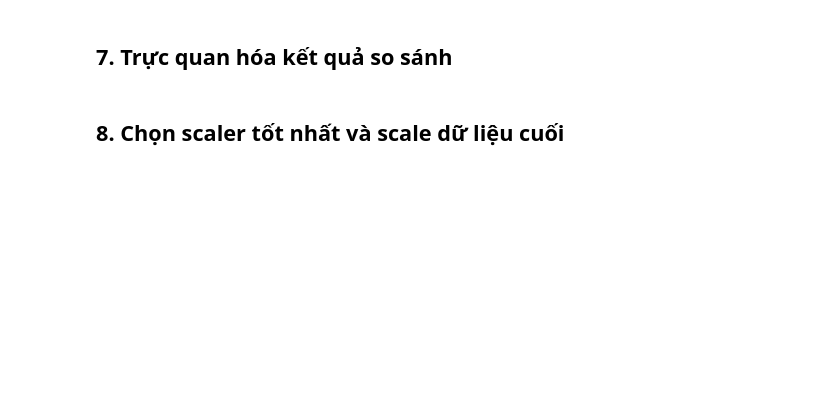
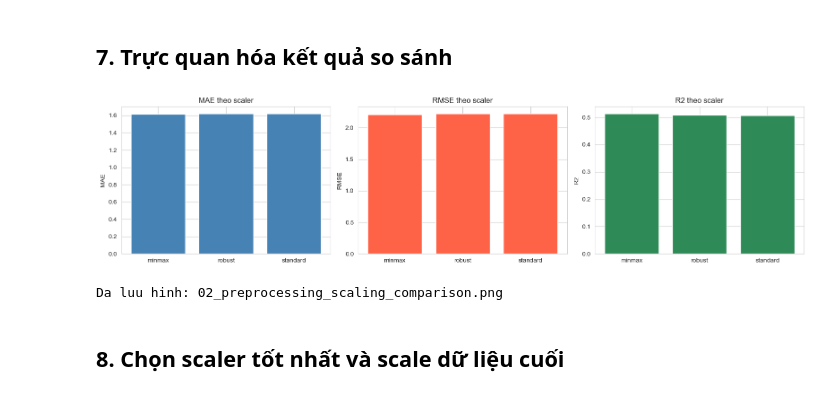
Before and after one commit to Gtvkun-ai/TNTT_Repo_Abalone6, a Jupyter notebook: AbaloneAge/notebooks/research/02_preprocessing_scaling.ipynb, the cells around one changed output. Cells and saved outputs as stored; diff of their text form; code cells hidden in the pictures; blank space fills up the shorter version.

```diff
--- a/AbaloneAge/notebooks/research/02_preprocessing_scaling.ipynb
+++ b/AbaloneAge/notebooks/research/02_preprocessing_scaling.ipynb
@@ -93,22 +131,22 @@ plt.show()
 # %% [markdown]
 ## 5. Tạo pipeline tiền xử lý
 # %%
-cot_hang_muc = ['sex']
+cột_hạng_mục = ['sex']
 
-tien_xu_ly_common = ColumnTransformer(transformers=[
+tiền_xử_lý_chung = ColumnTransformer(transformers=[
     ('so', Pipeline(steps=[
         ('dien_khuyet', SimpleImputer(strategy='median')),
-    ]), cot_so),
+    ]), cột_số),
     ('hang_muc', Pipeline(steps=[
         ('dien_khuyet', SimpleImputer(strategy='most_frequent')),
         ('one_hot', OneHotEncoder(handle_unknown='ignore'))
-    ]), cot_hang_muc),
+    ]), cột_hạng_mục),
 ])
 
-cac_scaler = {
+các_scaler = {
     'standard': StandardScaler(),
     'minmax': MinMaxScaler(),
     'robust': RobustScaler(),
 }
 
-print('Da tao xong tien xu ly chung va danh sach scaler.')
+print('Đã tạo xong tiền xử lý chung và danh sách scaler.')
@@ -161,24 +206,27 @@ bang_ket_qua
 # %%
 fig, axes = plt.subplots(1, 3, figsize=(16, 4))
 
-axes[0].bar(bang_ket_qua['scaler'], bang_ket_qua['MAE'], color='steelblue')
+axes[0].bar(bảng_kết_quả['scaler'], bảng_kết_quả['MAE'], color='steelblue')
 axes[0].set_title('MAE theo scaler')
 axes[0].set_ylabel('MAE')
 
-axes[1].bar(bang_ket_qua['scaler'], bang_ket_qua['RMSE'], color='tomato')
+axes[1].bar(bảng_kết_quả['scaler'], bảng_kết_quả['RMSE'], color='tomato')
 axes[1].set_title('RMSE theo scaler')
 axes[1].set_ylabel('RMSE')
 
-axes[2].bar(bang_ket_qua['scaler'], bang_ket_qua['R2'], color='seagreen')
+axes[2].bar(bảng_kết_quả['scaler'], bảng_kết_quả['R2'], color='seagreen')
 axes[2].set_title('R2 theo scaler')
 axes[2].set_ylabel('R2')
 
 plt.tight_layout()
-duong_dan_hinh = Path('../../outputs/figures').resolve()
-duong_dan_hinh.mkdir(parents=True, exist_ok=True)
-plt.savefig(duong_dan_hinh / '02_preprocessing_scaling_comparison.png', dpi=300, bbox_inches='tight')
+đường_dẫn_hình = Path('../../outputs/figures').resolve()
+đường_dẫn_hình.mkdir(parents=True, exist_ok=True)
+plt.savefig(đường_dẫn_hình / '02_preprocessing_scaling_comparison.png', dpi=300, bbox_inches='tight')
 plt.show()
-print('Da luu hinh: 02_preprocessing_scaling_comparison.png')
+print('Đã lưu hình: 02_preprocessing_scaling_comparison.png')
+# %% [output]
+[figure, added]
+Da luu hinh: 02_preprocessing_scaling_comparison.png
 # %% [markdown]
 ## 8. Chọn scaler tốt nhất và scale dữ liệu cuối
 # %%
```
Also changed, not shown: parts of 8 cells of this notebook, 9 other files.
